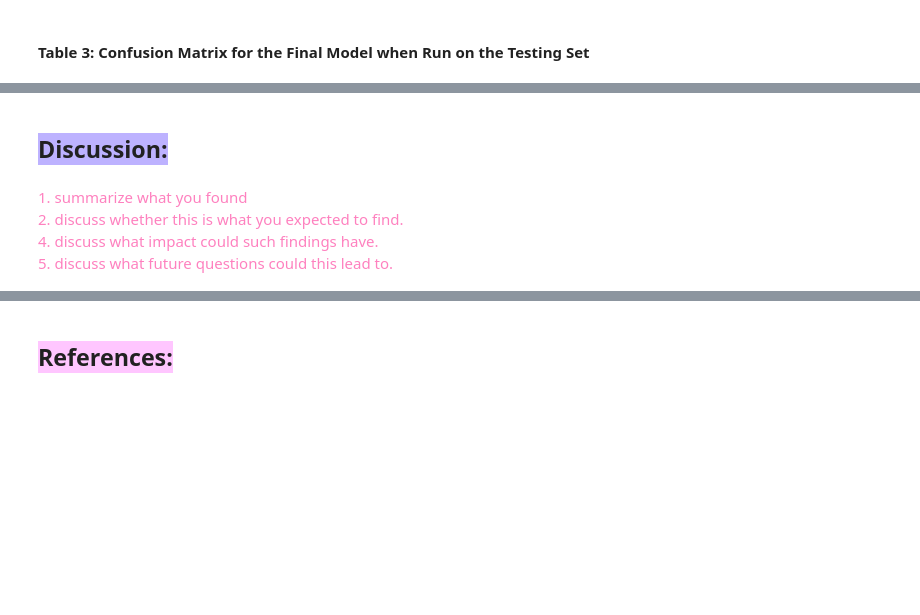
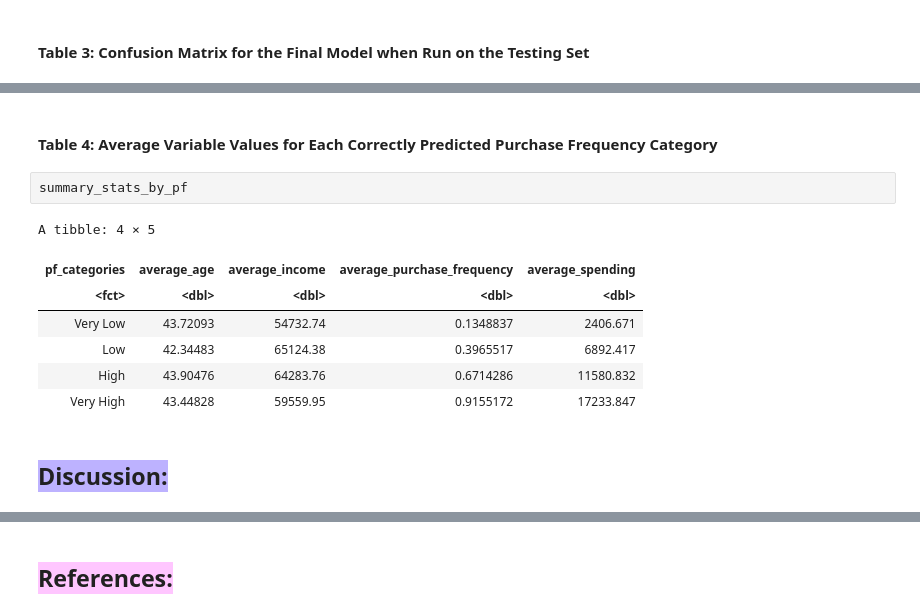
Before and after one commit to Kaylan-W/Dsci_project, a Jupyter notebook: final_doc.ipynb, the cells around one changed output, grey strips where cells are left out. Cells and saved outputs as stored; diff of their text form; blank space fills up the shorter version.

Commit message:
Did discussion, tidied all code, edited intro, formatted doc, html view works

```diff
--- a/final_doc.ipynb
+++ b/final_doc.ipynb
@@ -229,9 +274,15 @@ Prediction  Very Low Low High Very High
+# %% [markdown]
+#### Table 4: Average Variable Values for Each Correctly Predicted Purchase Frequency Category
+# %%
+summary_stats_by_pf
+# %% [output]
+A tibble: 4 × 5
+| pf_categories | average_age | average_income | average_purchase_frequency | average_spending |
+| <fct> | <dbl> | <dbl> | <dbl> | <dbl> |
+| Very Low | 43.72093 | 54732.74 | 0.1348837 | 2406.671 |
+| Low | 42.34483 | 65124.38 | 0.3965517 | 6892.417 |
+| High | 43.90476 | 64283.76 | 0.6714286 | 11580.832 |
+| Very High | 43.44828 | 59559.95 | 0.9155172 | 17233.847 |
 # %% [markdown]
 <h2><span style='background:#BDB2FF'>Discussion:</span></h2>
-# %% [markdown]
-<span style='color:#FE81BF'>
-1. summarize what you found
-<br>2. discuss whether this is what you expected to find.
-<br>4. discuss what impact could such findings have.
-<br>5. discuss what future questions could this lead to. </span>
 # %% [markdown]
```
Also changed, not shown: parts of 12 cells of this notebook.
